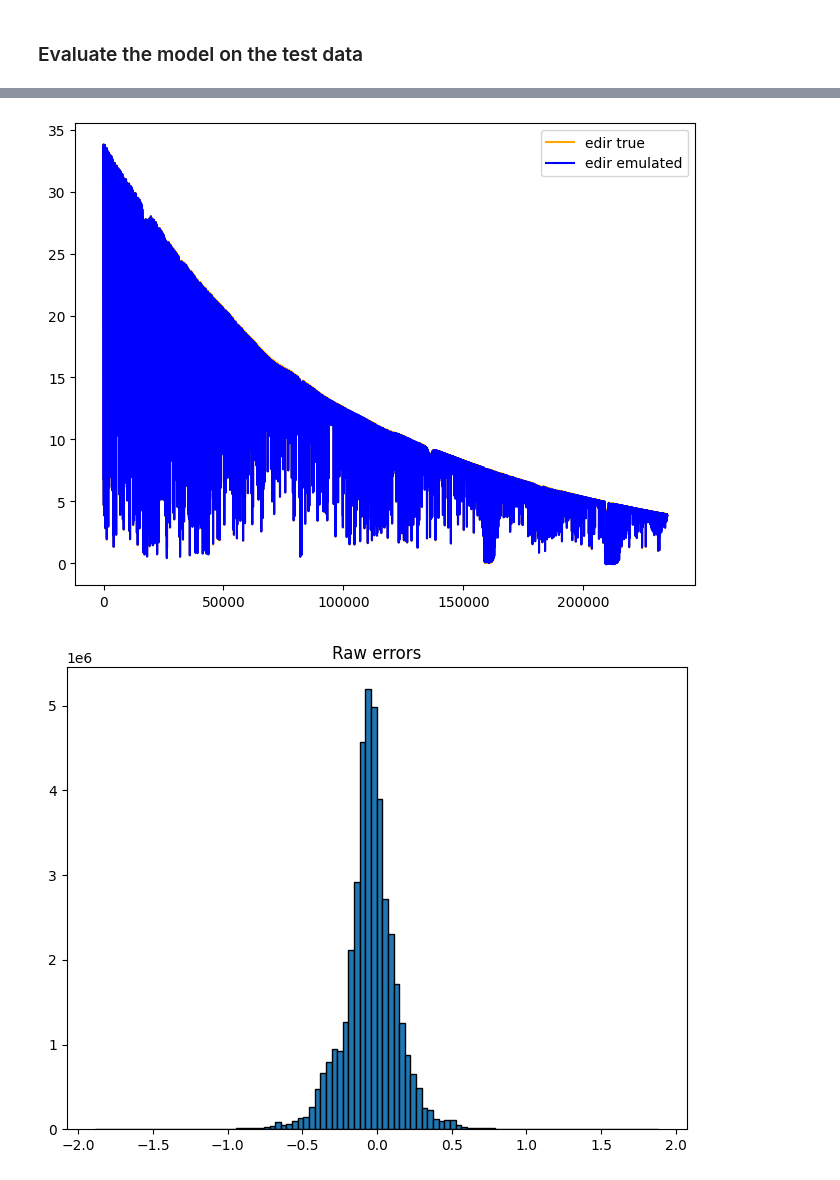
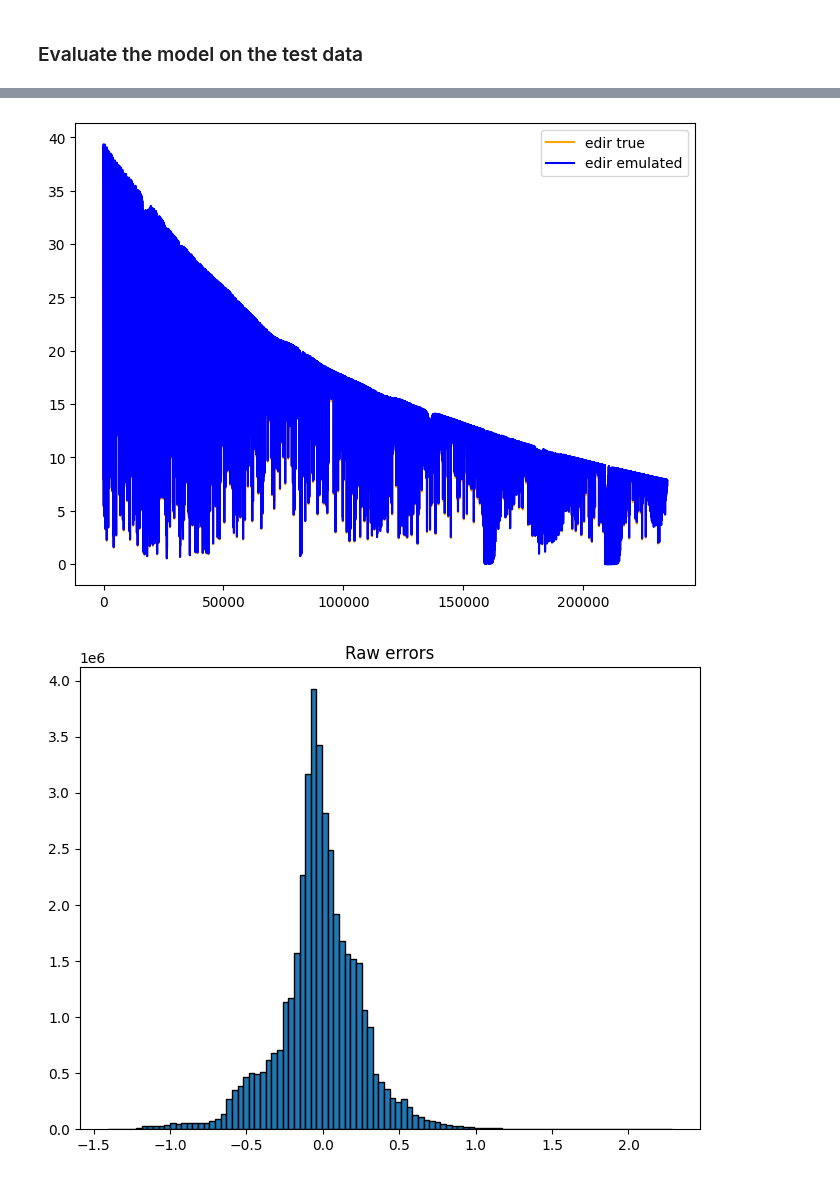
Before and after one commit to HerraKaava/RT_model_emulator, a Jupyter notebook: code-files/NN_model_path_rad.ipynb, the cells around one changed output, grey strips where cells are left out. Saved outputs shown, nothing was run; the diff lists cells and outputs as text; code cells hidden in the pictures.

Commit message:
updating path rad emulator

```diff
--- a/code-files/NN_model_path_rad.ipynb
+++ b/code-files/NN_model_path_rad.ipynb
@@ -58,9 +58,9 @@ dict_keys(['scaled_X_train', 'scaled_X_val', 'scaled_X_test', 'Y_train_path_rad'
 scaled_X_train = data_dict["scaled_X_train"]
 scaled_X_val = data_dict["scaled_X_val"]
 scaled_X_test = data_dict["scaled_X_test"]
-Y_train_path_rad = data_dict["Y_train_path_rad"]
-Y_val_path_rad = data_dict["Y_val_path_rad"]
-Y_test_path_rad = data_dict["Y_test_path_rad"]
+Y_train = data_dict["Y_train_path_rad"]
+Y_val = data_dict["Y_val_path_rad"]
+Y_test = data_dict["Y_test_path_rad"]
 # %%
 print("############### Training data ###############")
 print(f"Shape of scaled_X_train: {scaled_X_train.shape}")
@@ -128,6 +128,8 @@ def model(X_train, Y_train, X_val, Y_val, num_epochs: int, batch_size: int, outp
                kernel_initializer=he_normal(),
                activation="relu"),
 
+        Dropout(rate=0.1),
+
         Conv1D(filters=32,
                kernel_size=3,
                strides=1,
@@ -146,6 +148,7 @@ def model(X_train, Y_train, X_val, Y_val, num_epochs: int, batch_size: int, outp
 
         Dense(units=60,
               kernel_initializer=he_normal(),
+              kernel_regularizer=L2(0.01),
               activation="relu"),
 
         Dense(units=50,
@@ -204,9 +207,9 @@ def model(X_train, Y_train, X_val, Y_val, num_epochs: int, batch_size: int, outp
     return model, loss_history
 # %%
 NN_model, loss_history = model(X_train=scaled_X_train,
-                               Y_train=Y_train_path_rad,
+                               Y_train=Y_train,
                                X_val=scaled_X_val,
-                               Y_val=Y_val_path_rad,
+                               Y_val=Y_val,
                                num_epochs=25,
                                batch_size=32,
                                output_var_name="path_rad")
@@ -305,5 +308,5 @@ def save_HDF5(Y, save_loc, file_name):
 # %% [markdown]
 <h3>Evaluate the model on the test data</h3>
 # %%
-path_rad_preds_test = NN_model.predict(scaled_X_test)
+test_preds = NN_model.predict(scaled_X_test)
 # %% [output]
@@ -311,10 +314,10 @@ path_rad_preds_test = NN_model.predict(scaled_X_test)
 # %%
-plot_random(path_rad_preds_test, scaled_X_test, Y_test_path_rad, "edir")
+plot_random(test_preds, scaled_X_test, Y_test, "edir")
 # %% [output]
-[figure, old version]
+[figure, new version]
 # %%
-plot_errors_hist(path_rad_preds_test, scaled_X_test, Y_test_path_rad)
+plot_errors_hist(test_preds, scaled_X_test, Y_test)
 # %% [output]
-[figure, old version]
+[figure, new version]
 # %%
 # Plot emulator results vs. true (libradtran RT model) values
```
Also changed, not shown: parts of 12 cells of this notebook.
